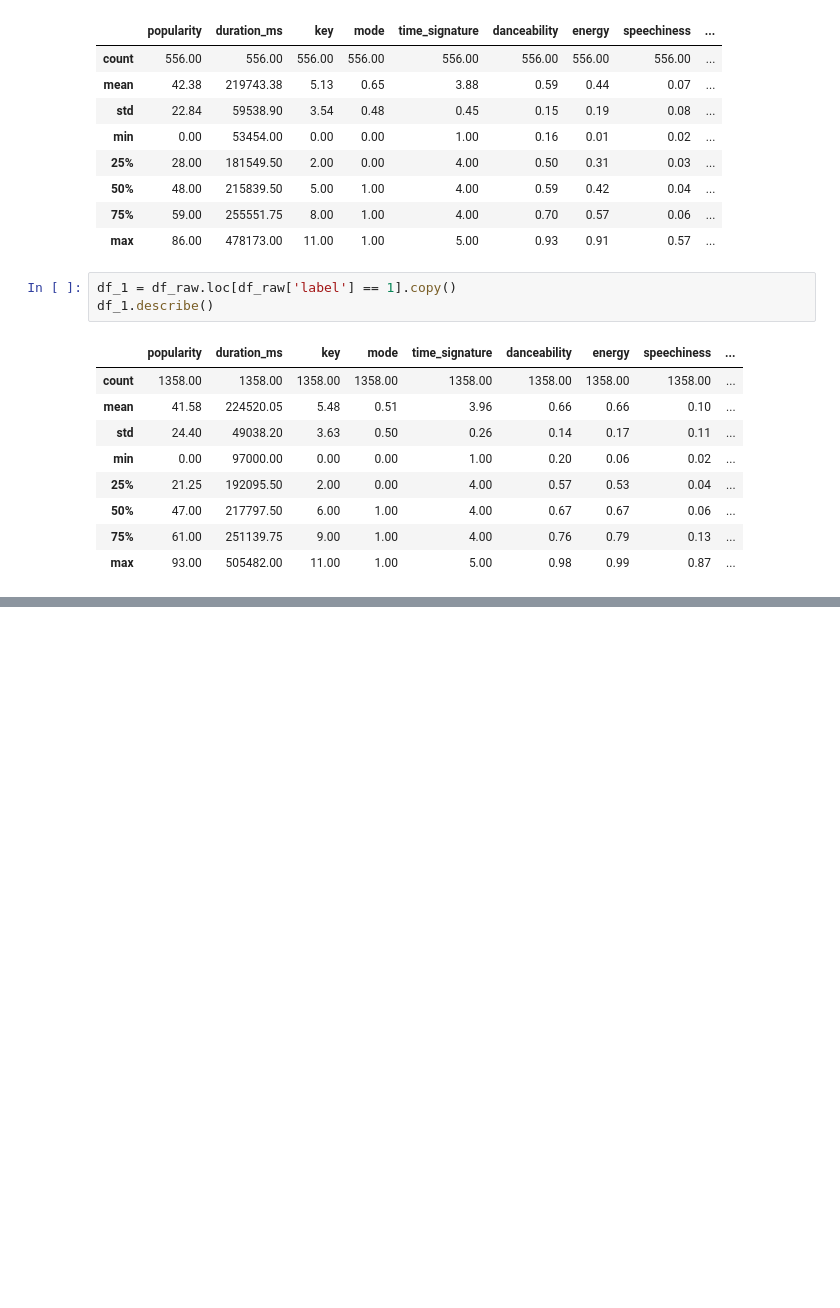
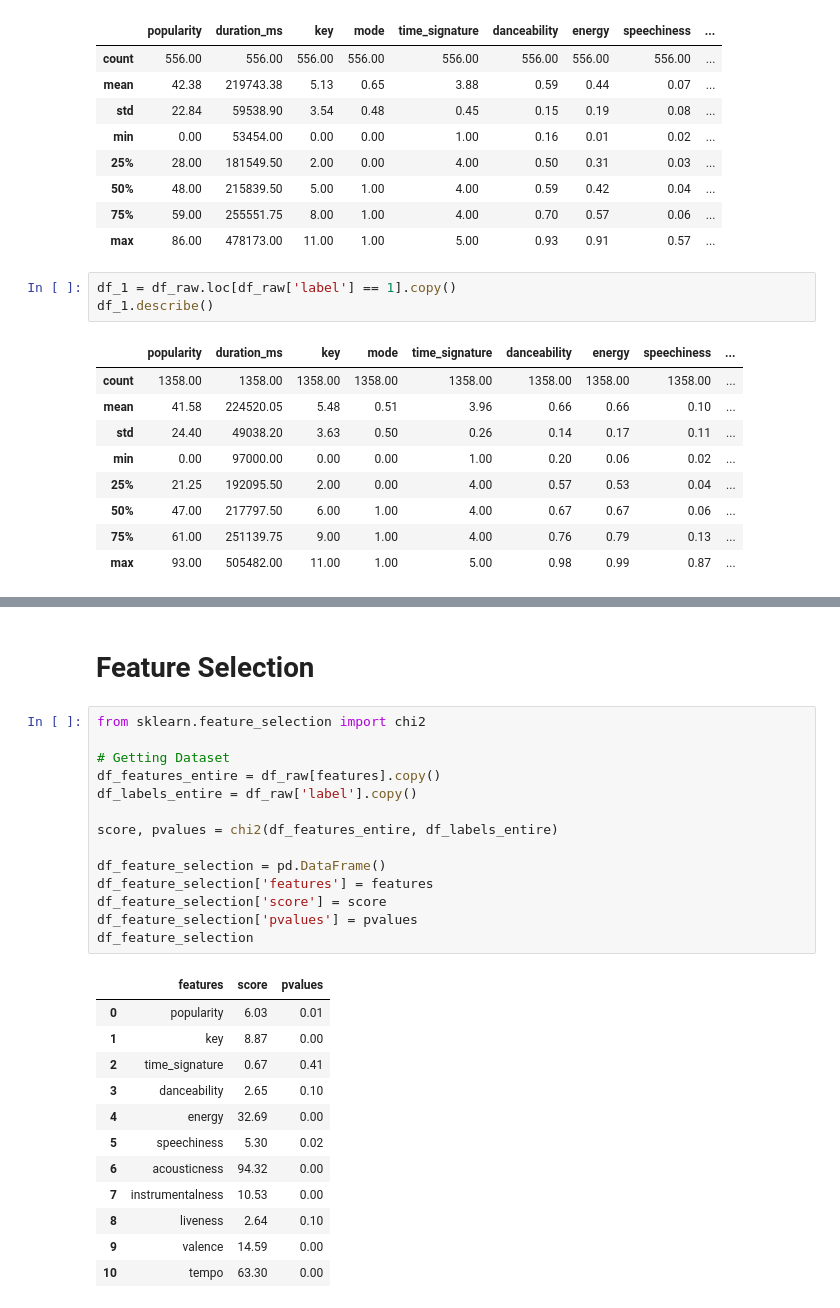
Before and after one commit to marcelodof/spotify-playlist-manager, a Jupyter notebook: notebook/PlaylistManagerNotebook.ipynb, the cells around one changed output, grey strips where cells are left out. Drawn from its saved outputs; the diff is of its cells as text; blank space fills up the shorter version.

Commit message:
Adding Feature Selection

```diff
--- a/notebook/PlaylistManagerNotebook.ipynb
+++ b/notebook/PlaylistManagerNotebook.ipynb
@@ -108,0 +118,29 @@ plt.show()
+# %% [markdown]
+# Feature Selection
+# %%
+from sklearn.feature_selection import chi2
+
+# Getting Dataset
+df_features_entire = df_raw[features].copy()
+df_labels_entire = df_raw['label'].copy()
+
+score, pvalues = chi2(df_features_entire, df_labels_entire)
+
+df_feature_selection = pd.DataFrame()
+df_feature_selection['features'] = features
+df_feature_selection['score'] = score
+df_feature_selection['pvalues'] = pvalues
+df_feature_selection
+# %% [output]
+|  | features | score | pvalues |
+| 0 | popularity | 6.03 | 0.01 |
+| 1 | key | 8.87 | 0.00 |
+| 2 | time_signature | 0.67 | 0.41 |
+| 3 | danceability | 2.65 | 0.10 |
+| 4 | energy | 32.69 | 0.00 |
+| 5 | speechiness | 5.30 | 0.02 |
+| 6 | acousticness | 94.32 | 0.00 |
+| 7 | instrumentalness | 10.53 | 0.00 |
+| 8 | liveness | 2.64 | 0.10 |
+| 9 | valence | 14.59 | 0.00 |
+| 10 | tempo | 63.30 | 0.00 |
```
Also changed, not shown: parts of 13 cells of this notebook.
